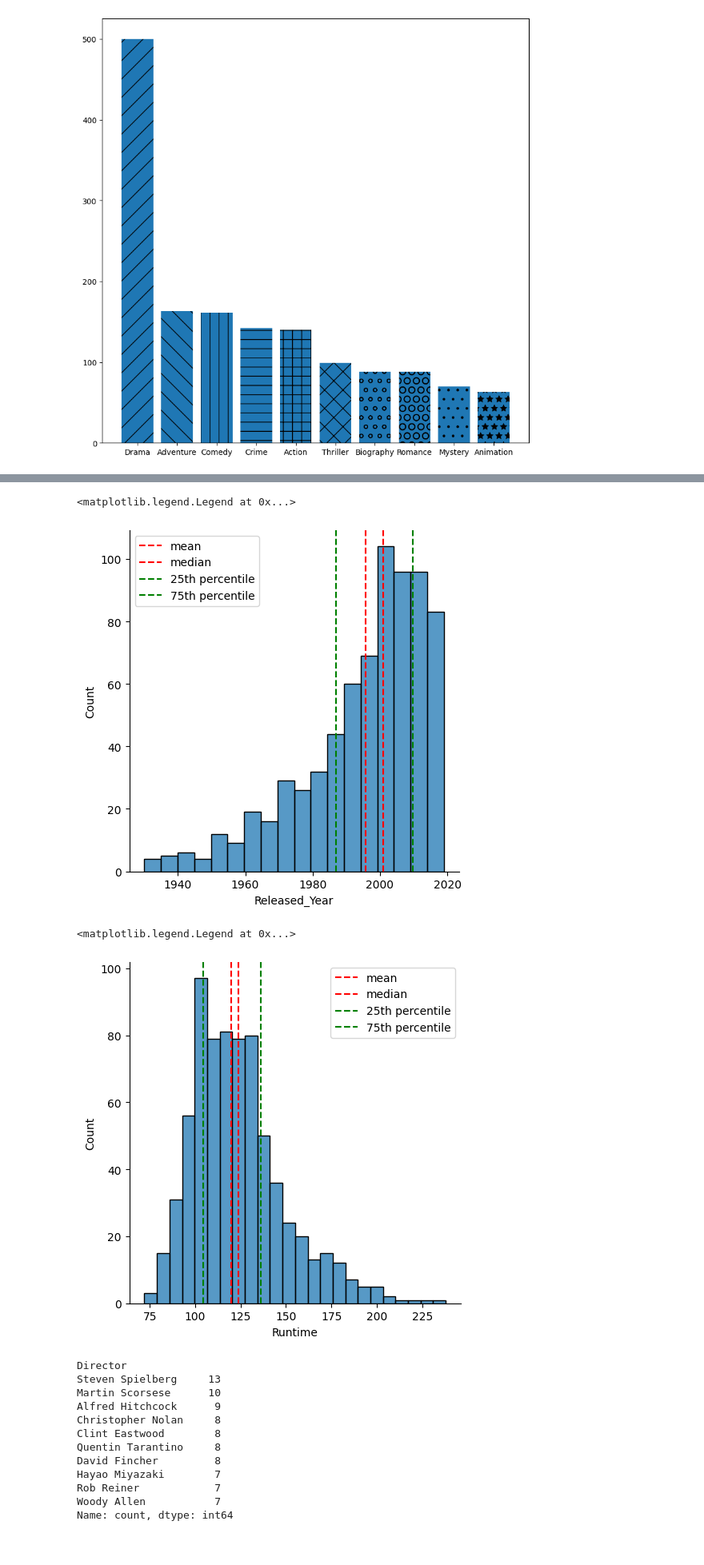
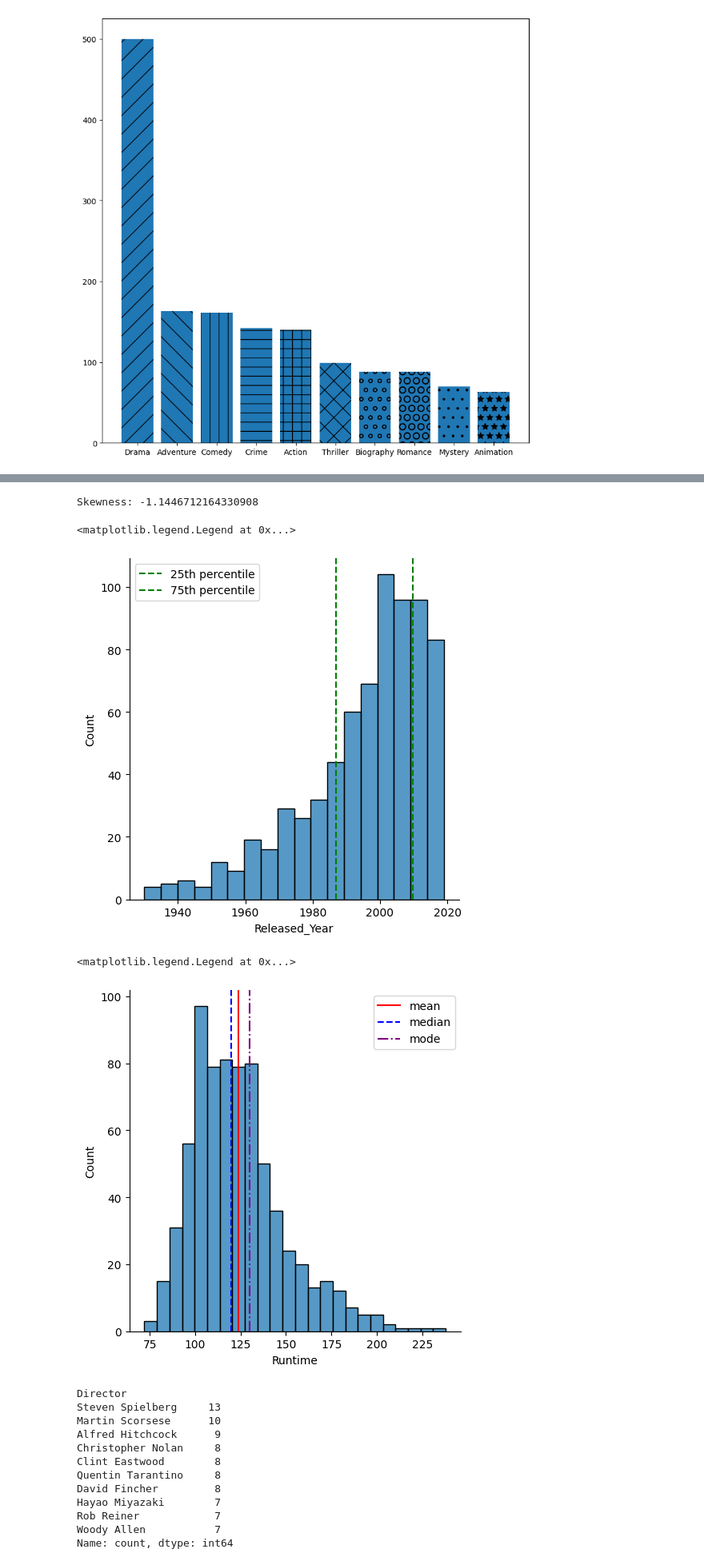
Before and after one commit to al27zanzottera/al27zanzottera.github.io, a Jupyter notebook: eda_imdb_top_1000.ipynb, the cells around one changed output, grey strips where cells are left out. Shown: that part at 80% size. Cells and saved outputs as stored; diff of their text form; code cells hidden in the pictures.

```diff
--- a/eda_imdb_top_1000.ipynb
+++ b/eda_imdb_top_1000.ipynb
@@ -246,23 +236,25 @@ Index([1994, 1972, 2008, 1974, 1957, 2003, 1994, 1993, 2010, 1999,
+# %%
+skewness = skew(df.index)
+print("Skewness:", skewness)
+# %% [output]
+Skewness: -1.1446712164330908
 # %%
 sns.displot(df.index)
-plt.axvline(x=np.mean(df.index), c = 'red', ls = '--', label = 'mean')
-plt.axvline(x=np.median(df.index), c = 'red', ls = '--', label = 'median')
 plt.axvline(x=np.percentile(df.index,25), c = 'green', ls = '--', label = '25th percentile')
 plt.axvline(x=np.percentile(df.index,75), c = 'green', ls = '--', label = '75th percentile')
 plt.legend()
 # %% [output]
 <matplotlib.legend.Legend at 0x...>
-[figure, old version]
+[figure, new version]
 # %%
 sns.displot(df['Runtime'])
-plt.axvline(x=np.mean(df['Runtime']), c = 'red', ls = '--', label = 'mean')
-plt.axvline(x=np.median(df['Runtime']), c = 'red', ls = '--', label = 'median')
-plt.axvline(x=np.percentile(df['Runtime'],25), c = 'green', ls = '--', label = '25th percentile')
-plt.axvline(x=np.percentile(df['Runtime'],75), c = 'green', ls = '--', label = '75th percentile')
+plt.axvline(x=np.mean(df['Runtime']), c = 'red', ls = 'solid', label = 'mean')
+plt.axvline(x=np.median(df['Runtime']), c = 'blue', ls = 'dashed', label = 'median')
+plt.axvline(x=statistics.mode(df['Runtime']), c = 'purple', ls = 'dashdot', label = 'mode')
 plt.legend()
 # %% [output]
 <matplotlib.legend.Legend at 0x...>
-[figure, old version]
+[figure, new version]
 # %%
 df['Director'].value_counts().head(10)
 # %% [output]
```
Also changed, not shown: parts of 28 cells of this notebook.
